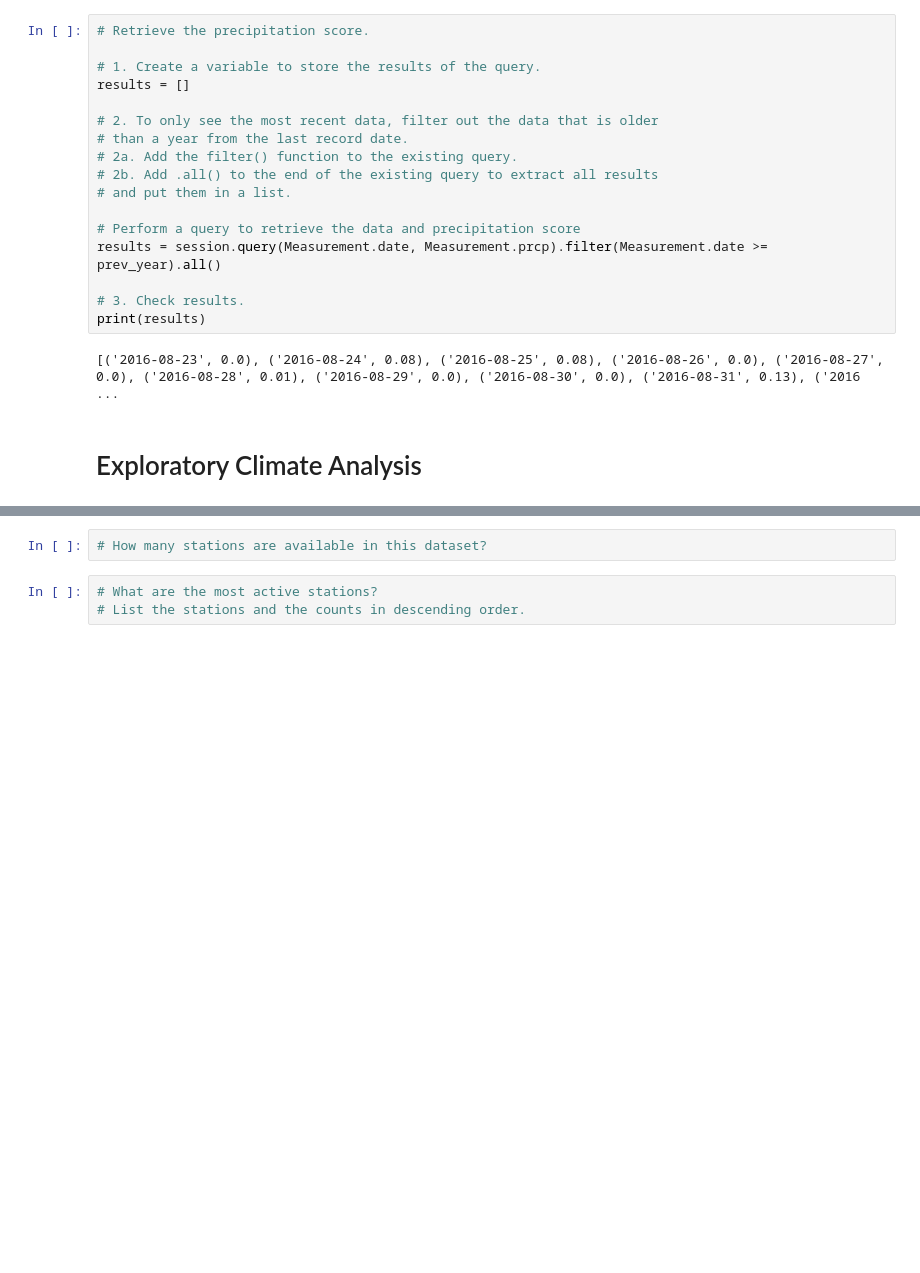
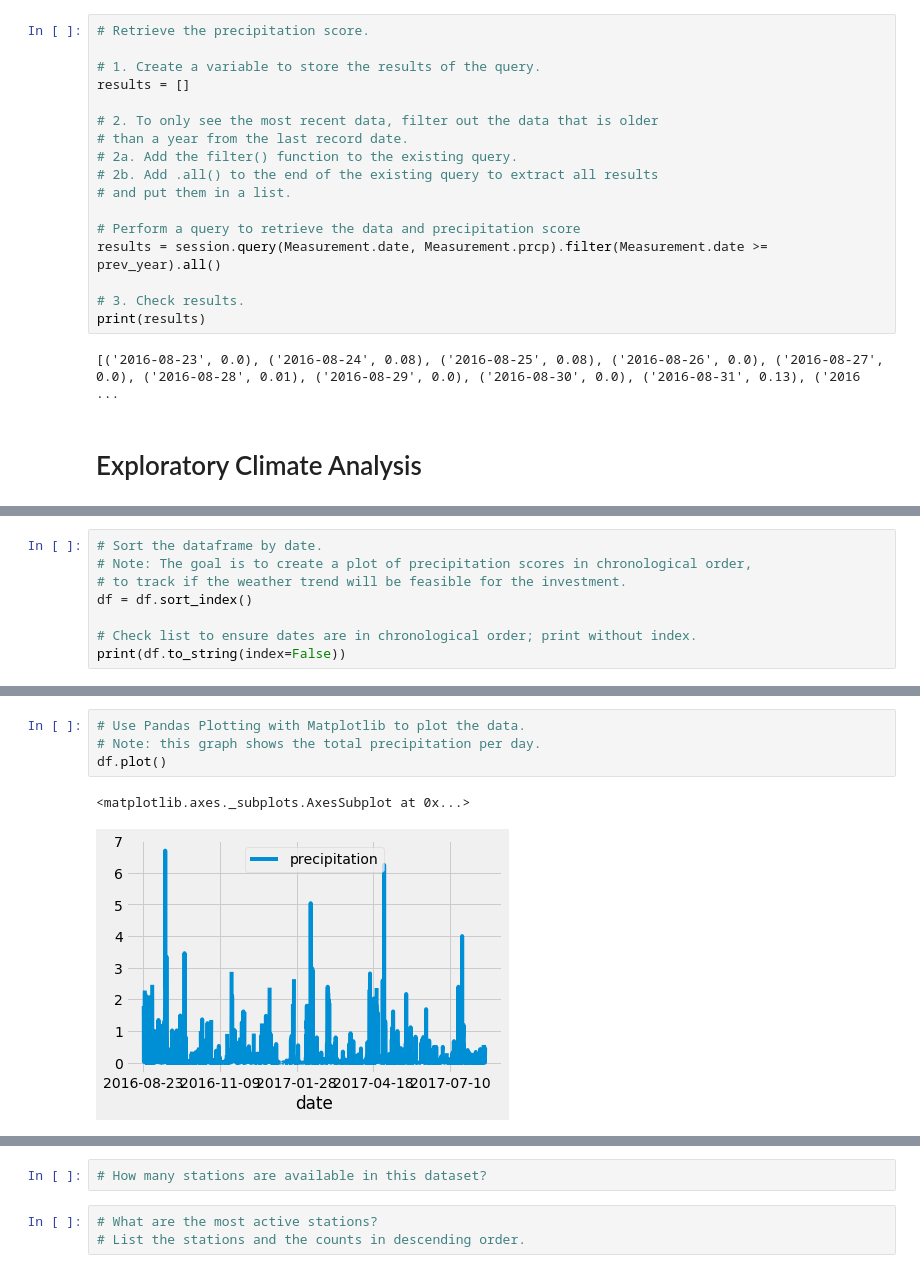
Before and after one commit to scottja312/surfs_up, a Jupyter notebook: Data/climate_analysis.ipynb, the cells around one changed output, grey strips where cells are left out. Cells and saved outputs as stored; diff of their text form; blank space fills up the shorter version.

Commit message:
updated statistics on precipitation data.

```diff
--- a/Data/climate_analysis.ipynb
+++ b/Data/climate_analysis.ipynb
@@ -109,3 +103,11 @@ print(df.to_string(index=False))
  2017-08-21           0.56
  2017-08-22           0.50
  2017-08-23           0.45
+# %%
+# Sort the dataframe by date.
+# Note: The goal is to create a plot of precipitation scores in chronological order,
+# to track if the weather trend will be feasible for the investment.
+df = df.sort_index()
+
+# Check list to ensure dates are in chronological order; print without index.
+print(df.to_string(index=False))
@@ -112 +132,8 @@ print(df.to_string(index=False))
+# %%
+# Use Pandas Plotting with Matplotlib to plot the data.
+# Note: this graph shows the total precipitation per day.
+df.plot()
+# %% [output]
+<matplotlib.axes._subplots.AxesSubplot at 0x...>
+[figure, added]
 # %%
```
Also changed, not shown: parts of 3 cells of this notebook.
